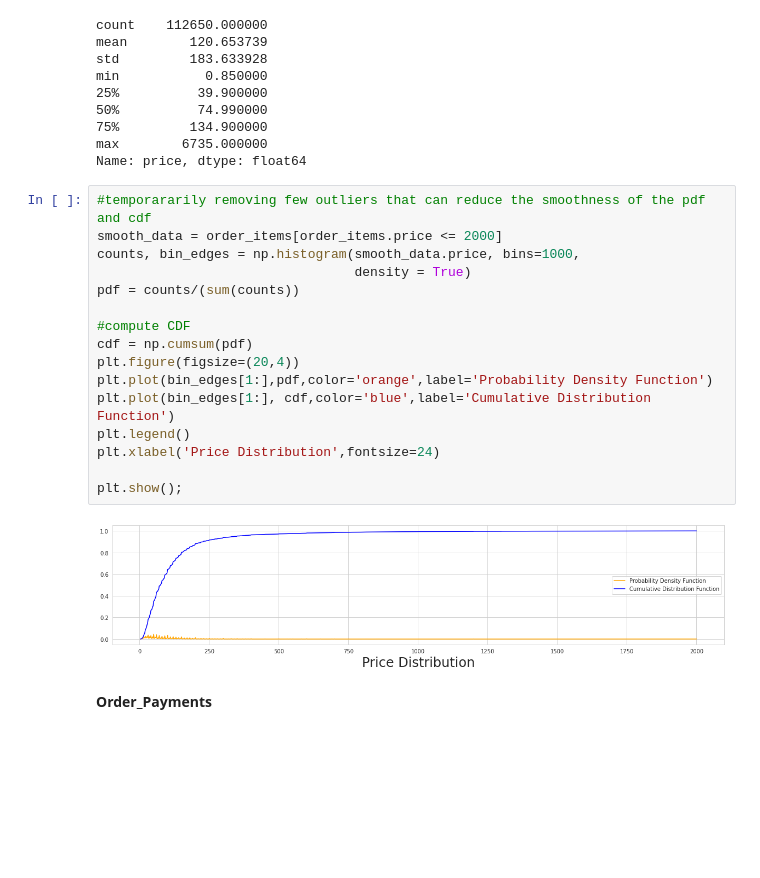
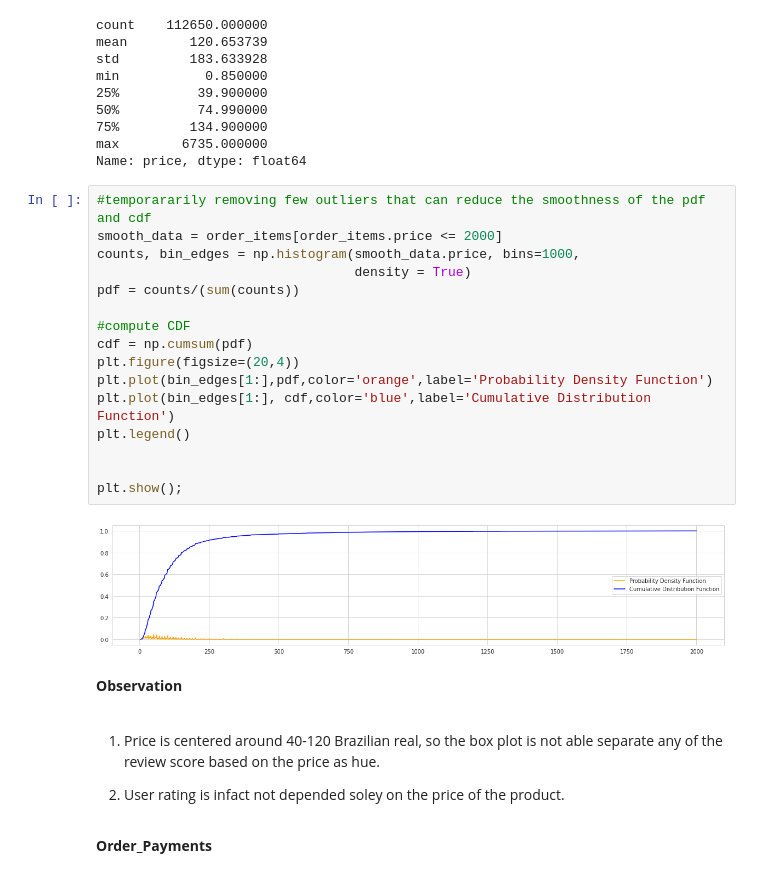
Before and after one commit to jakejhc/Team_Project, a Jupyter notebook: brazillian-customer-satification.ipynb, the cells around one changed output. Saved outputs shown, nothing was run; the diff lists cells and outputs as text; blank space fills up the shorter version.

```diff
--- a/brazillian-customer-satification.ipynb
+++ b/brazillian-customer-satification.ipynb
@@ -134,21 +130,27 @@ Name: price, dtype: float64
 # %%
 #temporararily removing few outliers that can reduce the smoothness of the pdf and cdf
 smooth_data = order_items[order_items.price <= 2000]
 counts, bin_edges = np.histogram(smooth_data.price, bins=1000,
                                  density = True)
 pdf = counts/(sum(counts))
 
 #compute CDF
 cdf = np.cumsum(pdf)
 plt.figure(figsize=(20,4))
 plt.plot(bin_edges[1:],pdf,color='orange',label='Probability Density Function')
 plt.plot(bin_edges[1:], cdf,color='blue',label='Cumulative Distribution Function')
 plt.legend()
-plt.xlabel('Price Distribution',fontsize=24)
+
 
 plt.show();
 # %% [output]
-[figure, old version]
+[figure, new version]
+# %% [markdown]
+**Observation**
+# %% [markdown]
+1. Price is centered around 40-120 Brazilian real, so the box plot is not able separate any of the review score based on the price as hue.
+
+2. User rating is infact not depended soley on the price of the product.
 # %% [markdown]
 **Order_Payments**
 # %%
```
Also changed, not shown: parts of 93 cells of this notebook.
